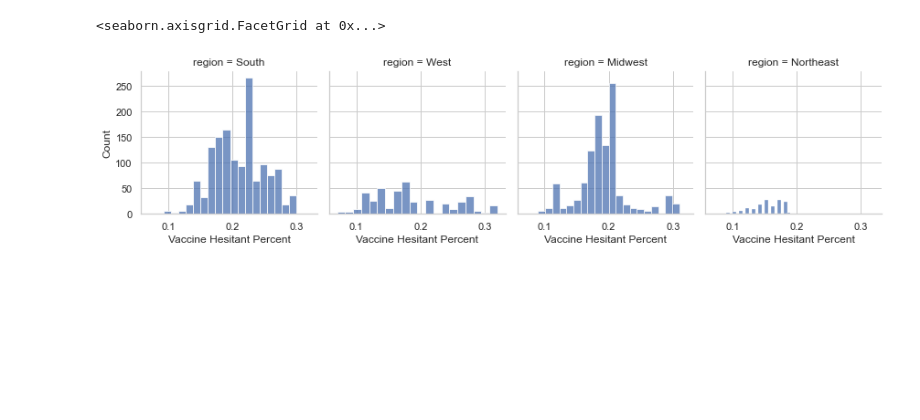
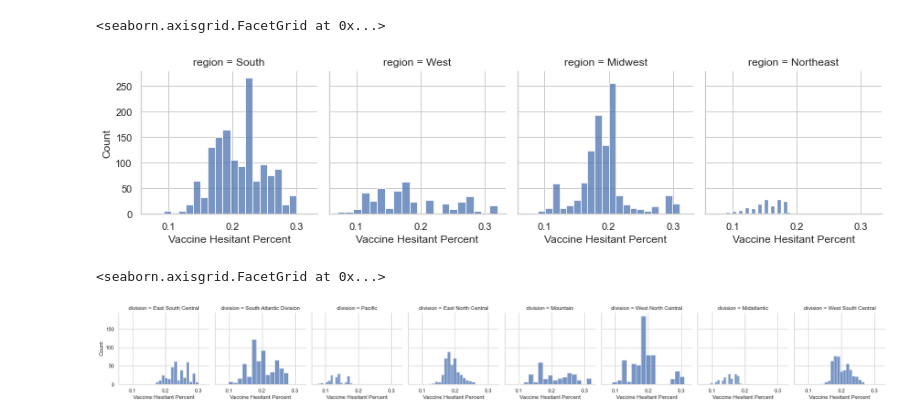
Before and after one commit to kuruparans/covid19-vaccine-hesitancy-analysis, a Jupyter notebook: exploratory-data-analysis.ipynb, the cells around one changed output. Saved outputs shown, nothing was run; the diff lists cells and outputs as text; code cells hidden in the pictures; blank space fills up the shorter version.

Commit message:
Add geo division hist plot

```diff
--- a/exploratory-data-analysis.ipynb
+++ b/exploratory-data-analysis.ipynb
@@ -77,3 +77,10 @@ graph.set_axis_labels("Vaccine Hesitant Percent", "Count")
 # %% [output]
 <seaborn.axisgrid.FacetGrid at 0x...>
 [figure]
+# %%
+graph = sns.FacetGrid(df, col='division')
+graph.map_dataframe(sns.histplot, x='vaccine_hesitant', bins=15)
+graph.set_axis_labels("Vaccine Hesitant Percent", "Count")
+# %% [output]
+<seaborn.axisgrid.FacetGrid at 0x...>
+[figure, added]
```
